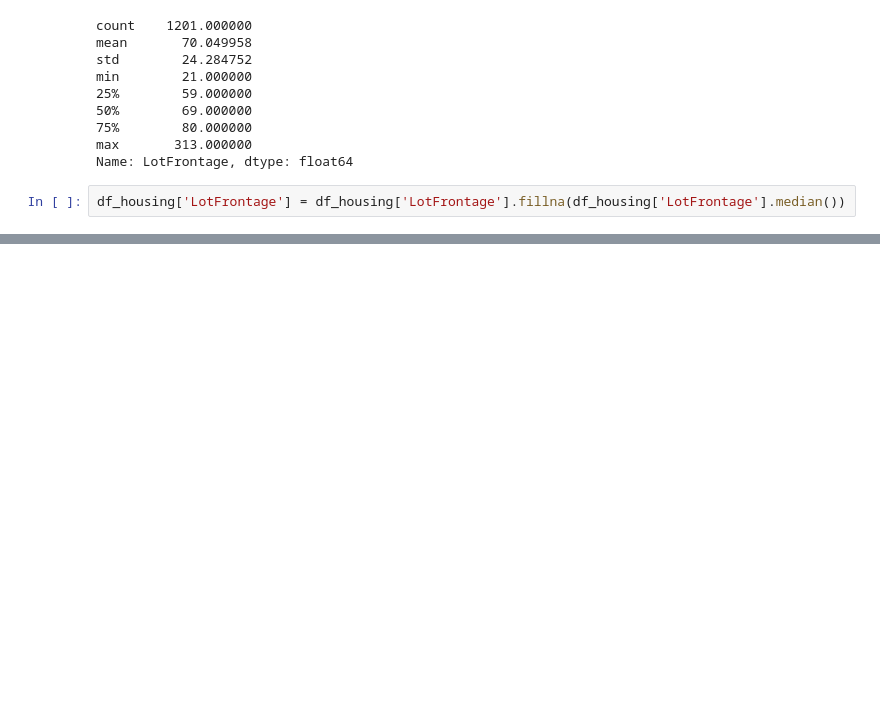
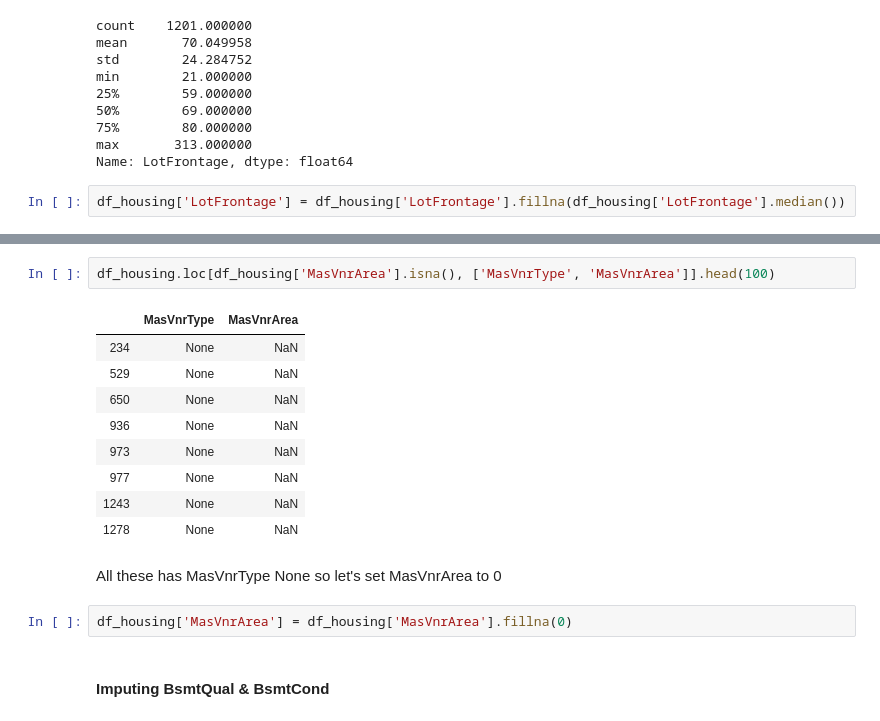
Before and after one commit to singh-manvinder/house_price_prediction, a Jupyter notebook: solution.ipynb, the cells around one changed output, grey strips where cells are left out. Cells and saved outputs as stored; diff of their text form; blank space fills up the shorter version.

```diff
--- a/solution.ipynb
+++ b/solution.ipynb
@@ -128,0 +151,18 @@ df_housing['LotFrontage'] = df_housing['LotFrontage'].fillna(df_housing['LotFron
+# %%
+df_housing.loc[df_housing['MasVnrArea'].isna(), ['MasVnrType', 'MasVnrArea']].head(100)
+# %% [output]
+|  | MasVnrType | MasVnrArea |
+| 234 | None | NaN |
+| 529 | None | NaN |
+| 650 | None | NaN |
+| 936 | None | NaN |
+| 973 | None | NaN |
+| 977 | None | NaN |
+| 1243 | None | NaN |
+| 1278 | None | NaN |
+# %% [markdown]
+All these has MasVnrType None so let's set MasVnrArea to 0
+# %%
+df_housing['MasVnrArea'] = df_housing['MasVnrArea'].fillna(0)
+# %% [markdown]
+#### Imputing BsmtQual & BsmtCond
```
Also changed, not shown: parts of 14 cells of this notebook.
